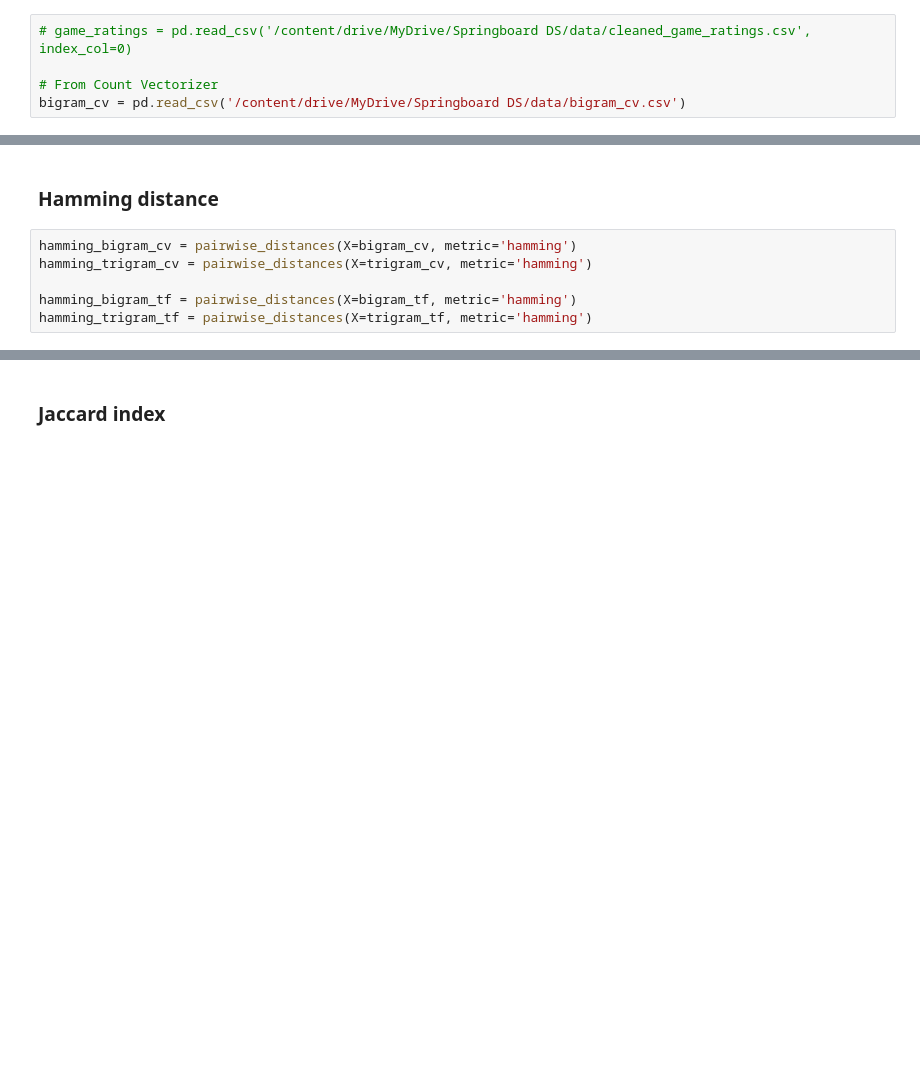
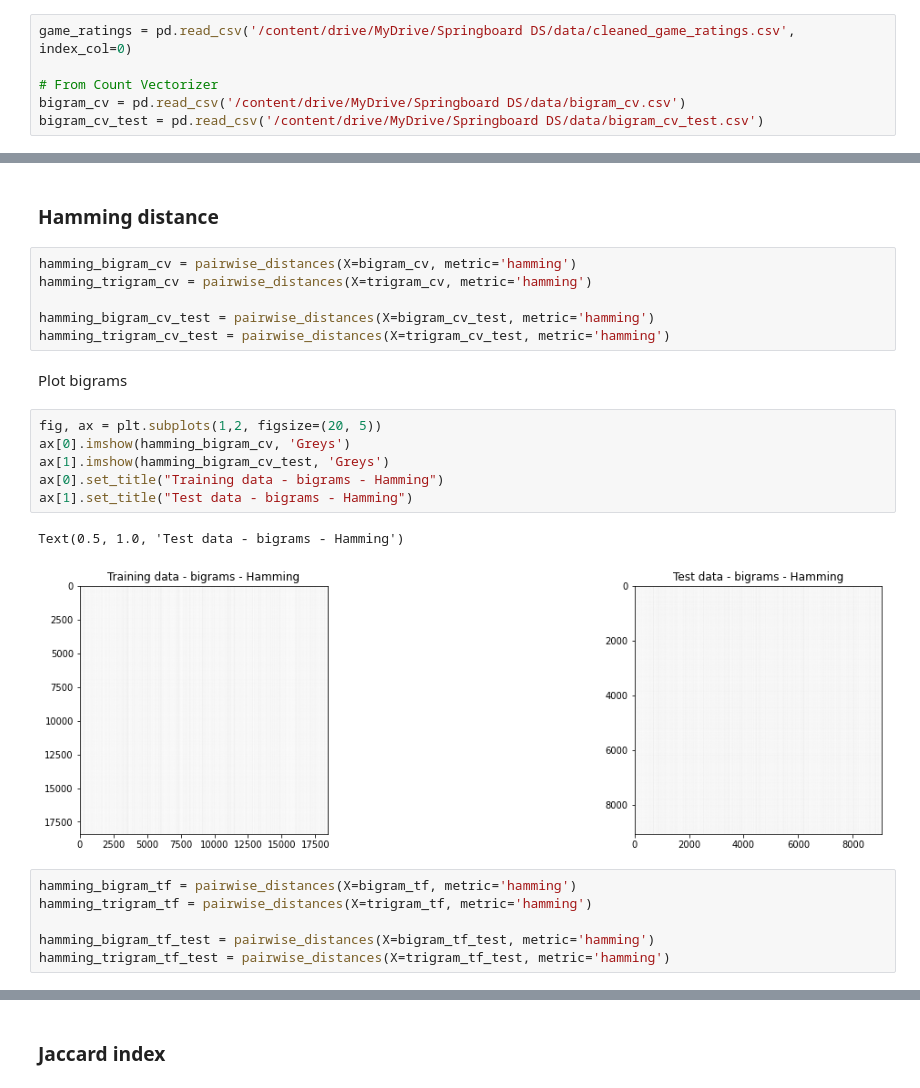
Before and after one commit to squareleaf/game-mechanic-capstone, a Jupyter notebook: Modeling_game_review_capstone.ipynb, the cells around one changed output, grey strips where cells are left out. Saved outputs shown, nothing was run; the diff lists cells and outputs as text; blank space fills up the shorter version.

Commit message:
Create visualizations for everything. Build topic models

```diff
--- a/Modeling_game_review_capstone.ipynb
+++ b/Modeling_game_review_capstone.ipynb
@@ -11,9 +15,10 @@ from sklearn.cluster import KMeans
 # %% [markdown]
 # Import data
 # %%
-# game_ratings = pd.read_csv('/content/drive/MyDrive/Springboard DS/data/cleaned_game_ratings.csv', index_col=0)
+game_ratings = pd.read_csv('/content/drive/MyDrive/Springboard DS/data/cleaned_game_ratings.csv', index_col=0)
 
 # From Count Vectorizer
 bigram_cv = pd.read_csv('/content/drive/MyDrive/Springboard DS/data/bigram_cv.csv')
+bigram_cv_test = pd.read_csv('/content/drive/MyDrive/Springboard DS/data/bigram_cv_test.csv')
 # %%
 trigram_cv = pd.read_csv('/content/drive/MyDrive/Springboard DS/data/trigram_cv.csv')
@@ -32,5 +40,22 @@ trigram_tf = pd.read_csv('/content/drive/MyDrive/Springboard DS/data/trigram_tf.
 hamming_bigram_cv = pairwise_distances(X=bigram_cv, metric='hamming')
 hamming_trigram_cv = pairwise_distances(X=trigram_cv, metric='hamming')
 
-hamming_bigram_tf = pairwise_distances(X=bigram_tf, metric='hamming')
-hamming_trigram_tf = pairwise_distances(X=trigram_tf, metric='hamming')
+hamming_bigram_cv_test = pairwise_distances(X=bigram_cv_test, metric='hamming')
+hamming_trigram_cv_test = pairwise_distances(X=trigram_cv_test, metric='hamming')
+# %% [markdown]
+Plot bigrams
+# %%
+fig, ax = plt.subplots(1,2, figsize=(20, 5))
+ax[0].imshow(hamming_bigram_cv, 'Greys')
+ax[1].imshow(hamming_bigram_cv_test, 'Greys')
+ax[0].set_title("Training data - bigrams - Hamming")
+ax[1].set_title("Test data - bigrams - Hamming")
+# %% [output]
+Text(0.5, 1.0, 'Test data - bigrams - Hamming')
+[figure, added]
+# %%
+hamming_bigram_tf = pairwise_distances(X=bigram_tf, metric='hamming')
+hamming_trigram_tf = pairwise_distances(X=trigram_tf, metric='hamming')
+
+hamming_bigram_tf_test = pairwise_distances(X=bigram_tf_test, metric='hamming')
+hamming_trigram_tf_test = pairwise_distances(X=trigram_tf_test, metric='hamming')
```
Also changed, not shown: parts of 44 cells of this notebook, 1 other file.
